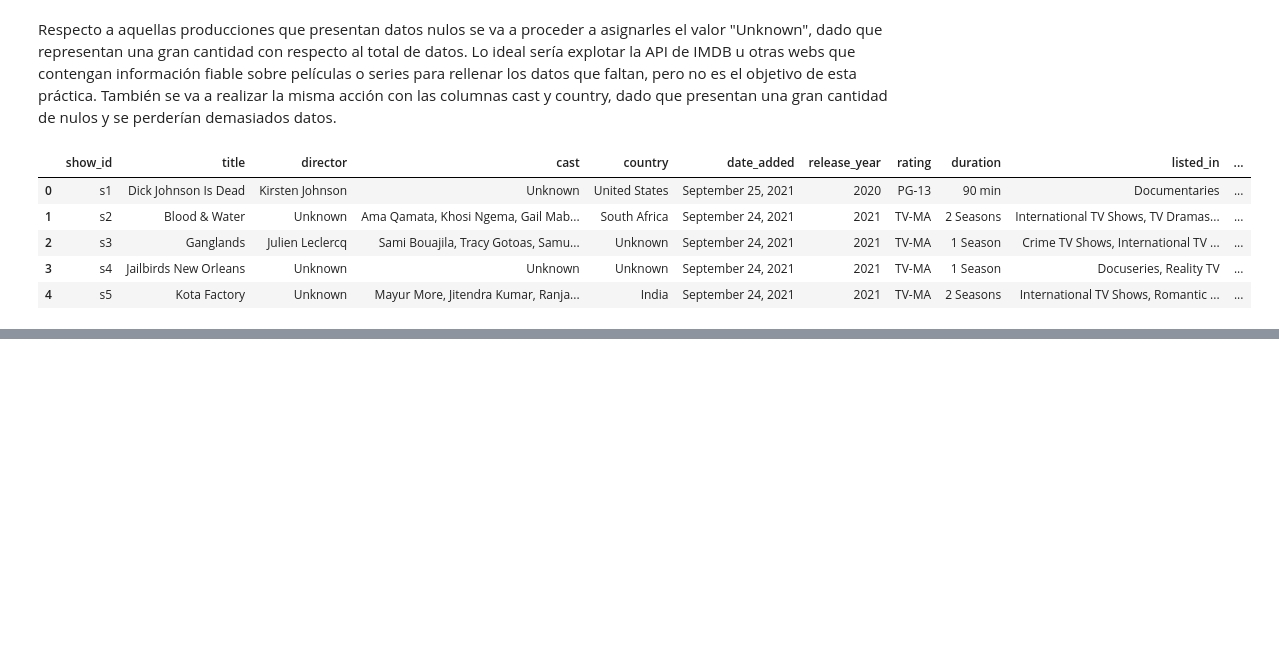
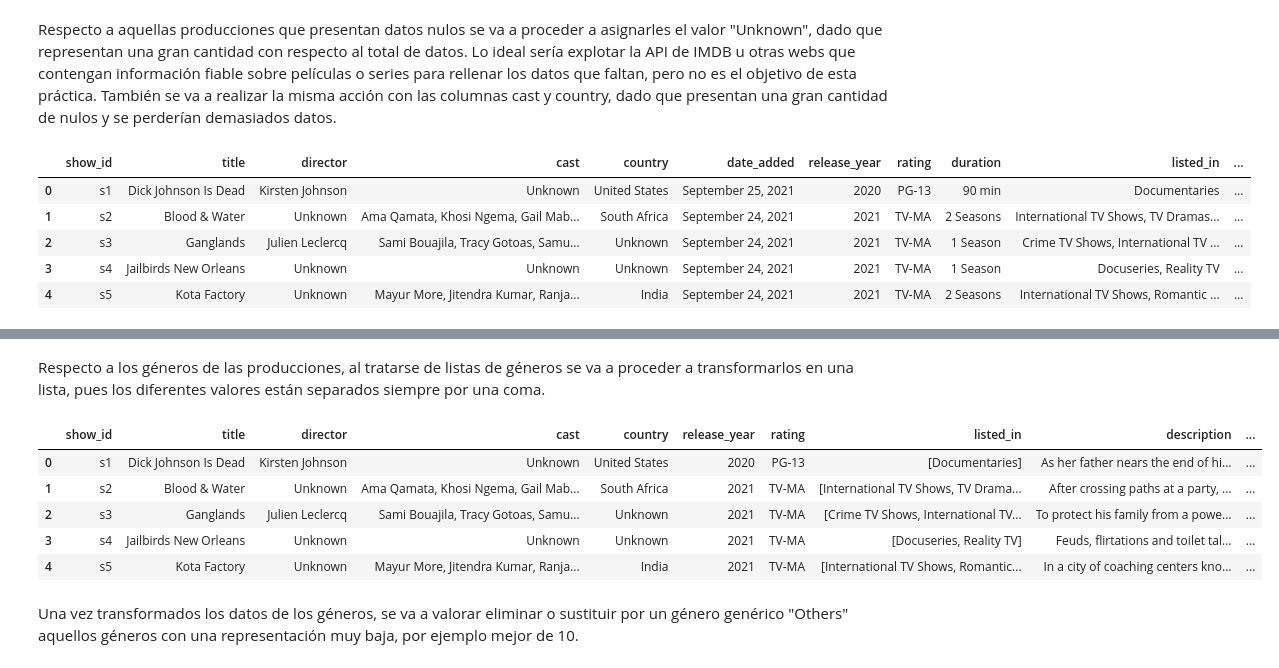
Before and after one commit to robertomartinezedu/Curso-IA-BigData, a Jupyter notebook: PIA/EntregaUd3.ipynb, the cells around one changed output, grey strips where cells are left out. Saved outputs shown, nothing was run; the diff lists cells and outputs as text; code cells hidden in the pictures; blank space fills up the shorter version.

```diff
--- a/PIA/EntregaUd3.ipynb
+++ b/PIA/EntregaUd3.ipynb
@@ -225,0 +238,17 @@ netflix_df.head()
+# %%
+netflix_df = netflix_df.drop(['date_added', 'duration'], axis=1)
+netflix_df = netflix_df.dropna(subset=['rating'])
+# %% [markdown]
+Respecto a los géneros de las producciones, al tratarse de listas de géneros se va a proceder a transformarlos en una lista, pues los diferentes valores están separados siempre por una coma.
+# %%
+netflix_df['listed_in'] = netflix_df['listed_in'].apply(lambda x: x.split(', '))
+netflix_df.head()
+# %% [output]
+|  | show_id | title | director | cast | country | release_year | rating | listed_in | description | ... |
+| 0 | s1 | Dick Johnson Is Dead | Kirsten Johnson | Unknown | United States | 2020 | PG-13 | [Documentaries] | As her father nears the end of hi... | ... |
+| 1 | s2 | Blood & Water | Unknown | Ama Qamata, Khosi Ngema, Gail Mab... | South Africa | 2021 | TV-MA | [International TV Shows, TV Drama... | After crossing paths at a party, ... | ... |
+| 2 | s3 | Ganglands | Julien Leclercq | Sami Bouajila, Tracy Gotoas, Samu... | Unknown | 2021 | TV-MA | [Crime TV Shows, International TV... | To protect his family from a powe... | ... |
+| 3 | s4 | Jailbirds New Orleans | Unknown | Unknown | Unknown | 2021 | TV-MA | [Docuseries, Reality TV] | Feuds, flirtations and toilet tal... | ... |
+| 4 | s5 | Kota Factory | Unknown | Mayur More, Jitendra Kumar, Ranja... | India | 2021 | TV-MA | [International TV Shows, Romantic... | In a city of coaching centers kno... | ... |
+# %% [markdown]
+Una vez transformados los datos de los géneros, se va a valorar eliminar o sustituir por un género genérico "Others" aquellos géneros con una representación muy baja, por ejemplo mejor de 10.
```
Also changed, not shown: parts of 7 cells of this notebook.
